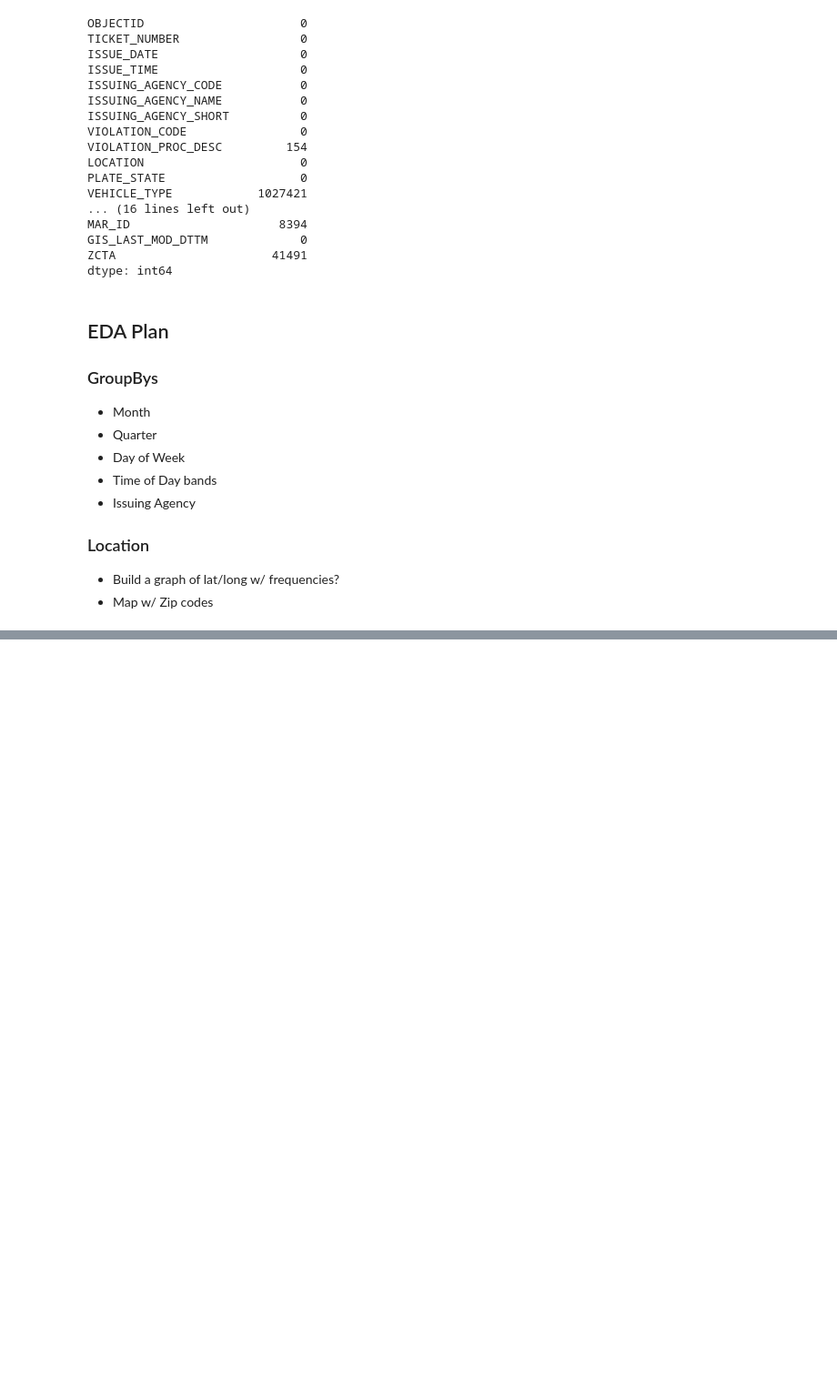
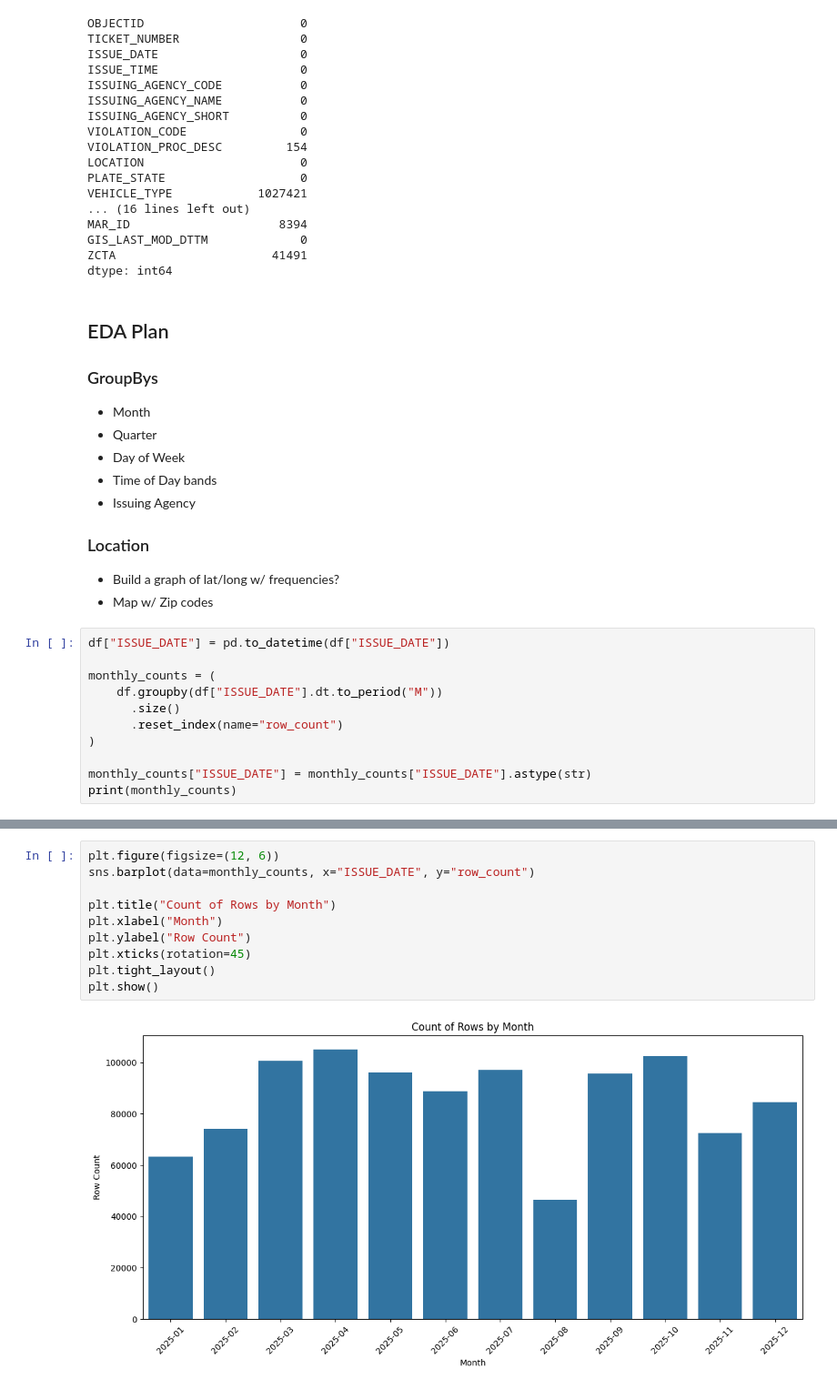
Before and after one commit to sproff22/dc_parking_enforcement, a Jupyter notebook: eda/dc_parking_enforcement_eda.ipynb, the cells around one changed output, grey strips where cells are left out. Shown at 91% size. Cells and saved outputs as stored; diff of their text form; blank space fills up the shorter version.

```diff
--- a/eda/dc_parking_enforcement_eda.ipynb
+++ b/eda/dc_parking_enforcement_eda.ipynb
@@ -78,3 +82,14 @@ dtype: int64
 ### Location
 - Build a graph of lat/long w/ frequencies?
 - Map w/ Zip codes
+# %%
+df["ISSUE_DATE"] = pd.to_datetime(df["ISSUE_DATE"])
+
+monthly_counts = (
+    df.groupby(df["ISSUE_DATE"].dt.to_period("M"))
+      .size()
+      .reset_index(name="row_count")
+)
+
+monthly_counts["ISSUE_DATE"] = monthly_counts["ISSUE_DATE"].astype(str)
+print(monthly_counts)
@@ -80,0 +110,12 @@ dtype: int64
+# %%
+plt.figure(figsize=(12, 6))
+sns.barplot(data=monthly_counts, x="ISSUE_DATE", y="row_count")
+
+plt.title("Count of Rows by Month")
+plt.xlabel("Month")
+plt.ylabel("Row Count")
+plt.xticks(rotation=45)
+plt.tight_layout()
+plt.show()
+# %% [output]
+[figure, added]
```
Also changed, not shown: parts of 12 cells of this notebook, 13 other files.
